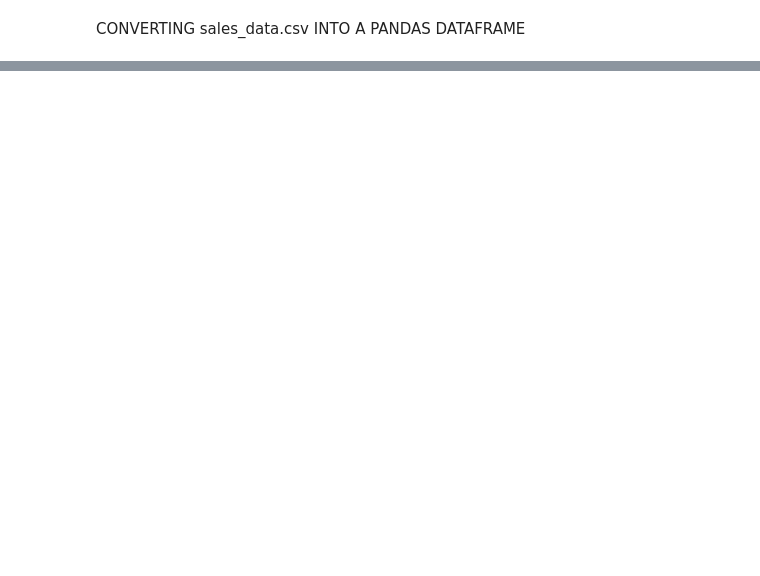
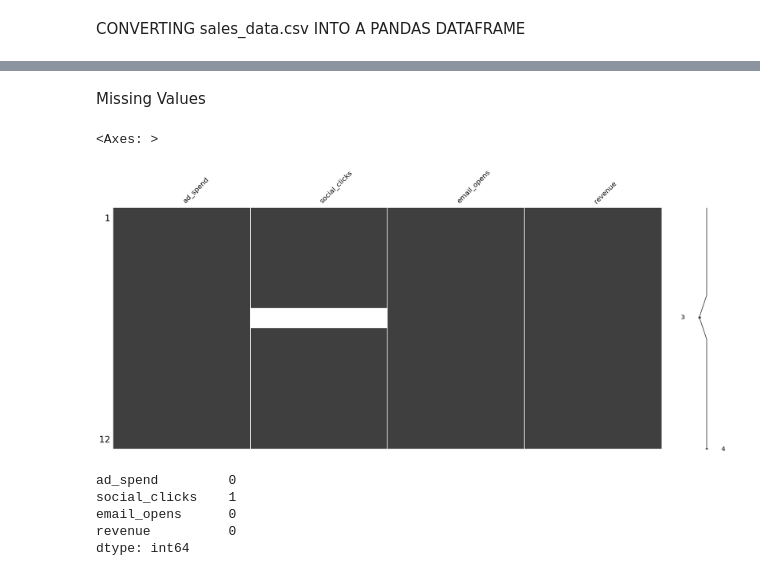
Before and after one commit to MODITS-ALL-CAPS/OPERATION_DOOMSDAY, a Jupyter notebook: analyze.ipynb, the cells around one changed output, grey strips where cells are left out. Saved outputs shown, nothing was run; the diff lists cells and outputs as text; code cells hidden in the pictures; blank space fills up the shorter version.

```diff
--- a/analyze.ipynb
+++ b/analyze.ipynb
@@ -30,0 +42,17 @@ df.head
+# %% [markdown]
+Missing Values
+# %%
+# Using the MissingNo matrix function to graphically locate missing (NaN) values in the DataFrame
+msg.matrix(df)
+# %% [output]
+<Axes: >
+[figure, added]
+# %%
+# Missing Value Counts
+df.isnull().sum()
+# %% [output]
+ad_spend         0
+social_clicks    1
+email_opens      0
+revenue          0
+dtype: int64
```
Also changed, not shown: parts of 13 cells of this notebook, 5 other files.
